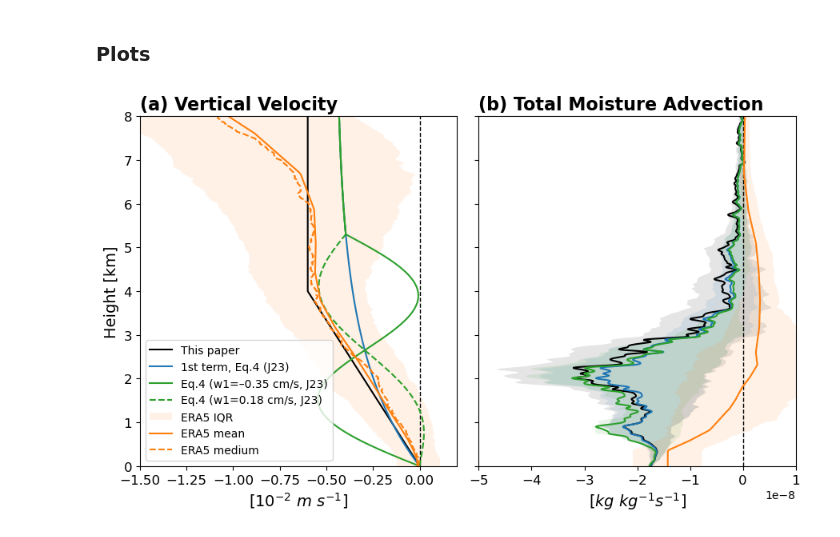
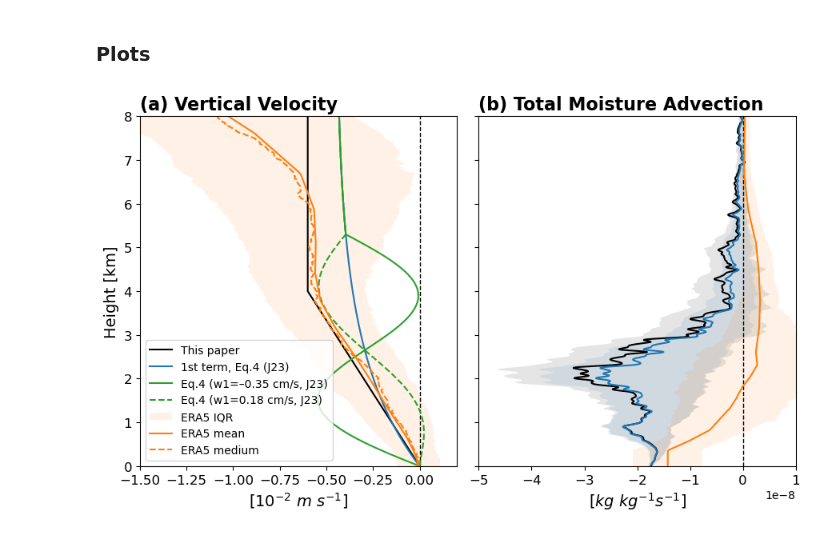
Before and after one commit to deszoeke/trade-cu-model, a Jupyter notebook: src/python/figure_LSADV.ipynb, the cells around one changed output. Saved outputs shown, nothing was run; the diff lists cells and outputs as text; code cells hidden in the pictures.

```diff
--- a/src/python/figure_LSADV.ipynb
+++ b/src/python/figure_LSADV.ipynb
@@ -581,33 +581,33 @@ ax.fill_betweenx(z[:-1]/1000, filt_rfv(lspt_rs_dales1[1, :]), filt_rfv(lspt_rs_d
 # ax.plot(lsm_rs_dales1, z[:-1]/1000, '-', color='tab:blue', label='RonBrown-Hadley')
 ax.plot(filt_rfv(lsm_rs_dales1), z[:-1]/1000, '-', color='tab:blue', label='RonBrown-Hadley (smoothed)')
 
 # ax.fill_betweenx(z[:-1]/1000, lspt_rs_dales[1, 0, :], lspt_rs_dales[3, 0, :], color='tab:green', alpha=0.1, edgecolor='none')
 # ax.fill_betweenx(z[:-1]/1000, filt_rfv(lspt_rs_dales[1, 0, :]), filt_rfv(lspt_rs_dales[3, 0, :]), color='tab:green', alpha=0.1, edgecolor='none')
-ax.fill_betweenx(z[:-1]/1000, filt_rfv(lspt_rs_dales[1, :]), filt_rfv(lspt_rs_dales[3, :]), color='tab:green', alpha=0.1, edgecolor='none')
+# ax.fill_betweenx(z[:-1]/1000, filt_rfv(lspt_rs_dales[1, :]), filt_rfv(lspt_rs_dales[3, :]), color='tab:green', alpha=0.1, edgecolor='none')
 # ax.plot(lsm_rs_dales[0, :], z[:-1]/1000, '-', color='tab:green', label='RonBrown-Hadley+Mesoscale')
 # ax.plot(filt_rfv(lsm_rs_dales[0, :]), z[:-1]/1000, '-', color='tab:green', label='RonBrown-Hadley+Mesoscale (smoothed)')
-ax.plot(filt_rfv(lsm_rs_dales), z[:-1]/1000, '-', color='tab:green', label='RonBrown-Hadley+Mesoscale (smoothed)')
+# ax.plot(filt_rfv(lsm_rs_dales), z[:-1]/1000, '-', color='tab:green', label='RonBrown-Hadley+Mesoscale (smoothed)')
 # ax.plot(lsm_rs_dales[1, :], z[:-1]/1000, '--', color='tab:green', linewidth=0.8)
 
 ax.fill_betweenx(z/1000, lspt_e5z[1, :], lspt_e5z[3, :], color='tab:orange', alpha=0.1, edgecolor='none')
 ax.plot(lsm_e5z, z/1000, '-', color='tab:orange', label='ERA5')
 
 # ax.set_yticks(np.arange(0, 20, 1))
 ax.set_xlim(-5e-8, 1e-8)
 ax.set_ylim(0, 8)
 
 ax.tick_params(axis="both", labelsize=12)
 
 ax.set_xlabel("[$kg$ $kg^{-1} s^{-1}$]", fontsize=14)
 # ax.set_ylabel("Height [km]")
 ax.set_title("(b) Total Moisture Advection", fontsize=16, fontweight='bold', loc='left')
 # ax.legend()
 
 # ax.grid(linestyle='--', alpha=0.5)
 # ax.grid(axis='x', linestyle='-', alpha=0.5)
 # ax.grid(axis='y', color='r', linestyle='--', alpha=0.5)
 
 plt.tight_layout()
 plt.show()
 # %% [output]
-[figure, old version]
+[figure, new version]
```
Also changed, not shown: parts of 2 cells of this notebook.
